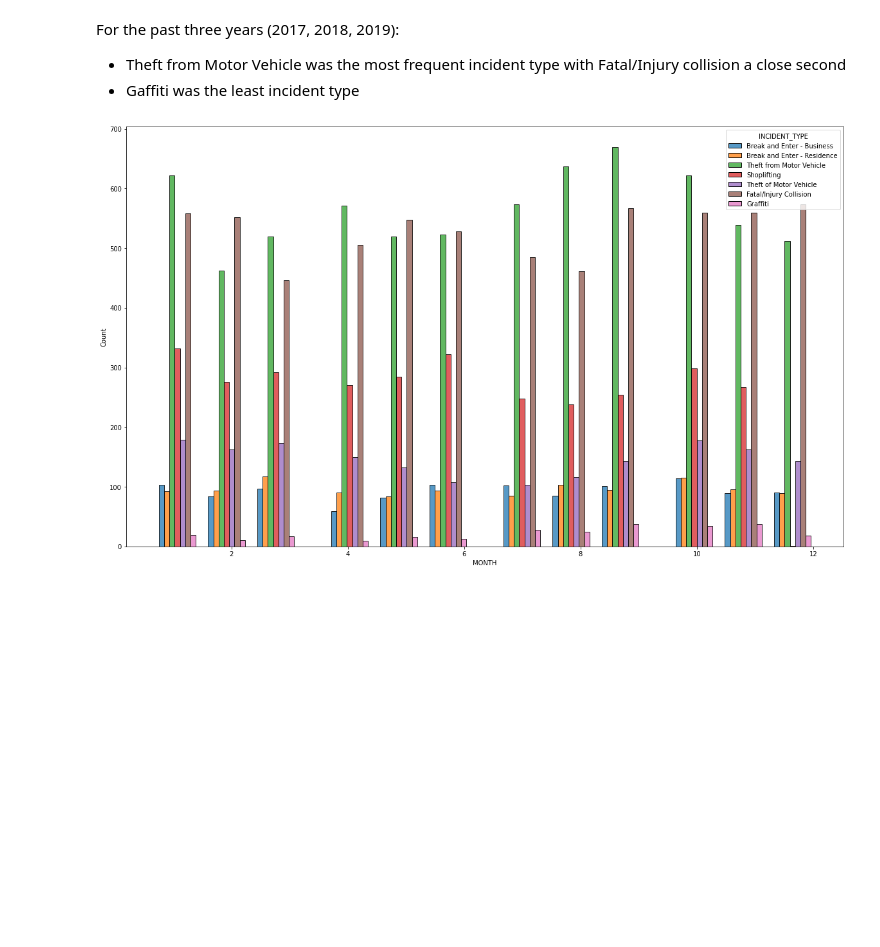
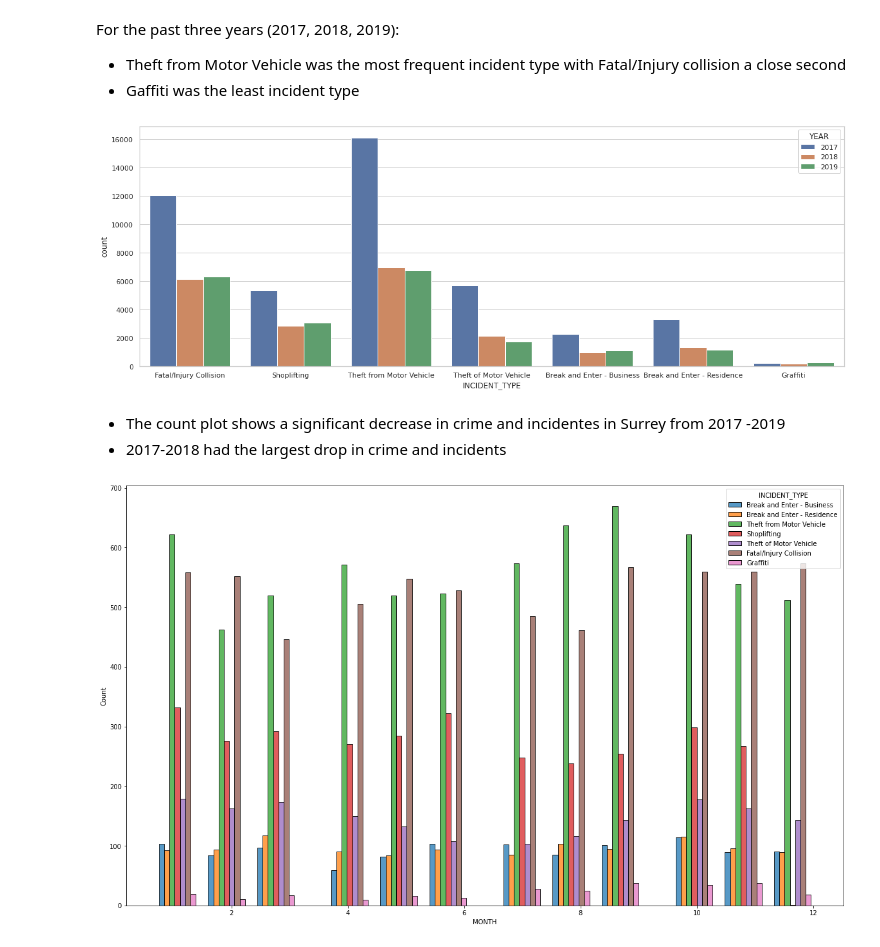
Before and after one commit to juwimana/Surrey-Crime-and-Collision-Incidents, a Jupyter notebook: Surrey_Crime_and_Collision_Incidents.ipynb, the cells around one changed output. Cells and saved outputs as stored; diff of their text form; code cells hidden in the pictures; blank space fills up the shorter version.

```diff
--- a/Surrey_Crime_and_Collision_Incidents.ipynb
+++ b/Surrey_Crime_and_Collision_Incidents.ipynb
@@ -138,4 +146,14 @@ sns.histplot(data=ccc['INCIDENT_TYPE'], y=ccc['INCIDENT_TYPE'], hue=ccc['INCIDEN
 For the past three years (2017, 2018, 2019):
 *   Theft from Motor Vehicle was the most frequent incident type with Fatal/Injury collision a close second
 *   Gaffiti was the least incident type
+# %%
+#Frequency of each incident by year using a countplot
+plt.rcParams["figure.figsize"] = (20,7)
+sns.set_theme(style="whitegrid")
+ax = sns.countplot(x="INCIDENT_TYPE", hue='YEAR', data=ccc)
+# %% [output]
+[figure, added]
+# %% [markdown]
+*   The count plot shows a significant decrease in crime and incidentes in Surrey from 2017 -2019
+*   2017-2018 had the largest drop in crime and incidents
 # %%
```
Also changed, not shown: parts of 3 cells of this notebook.
